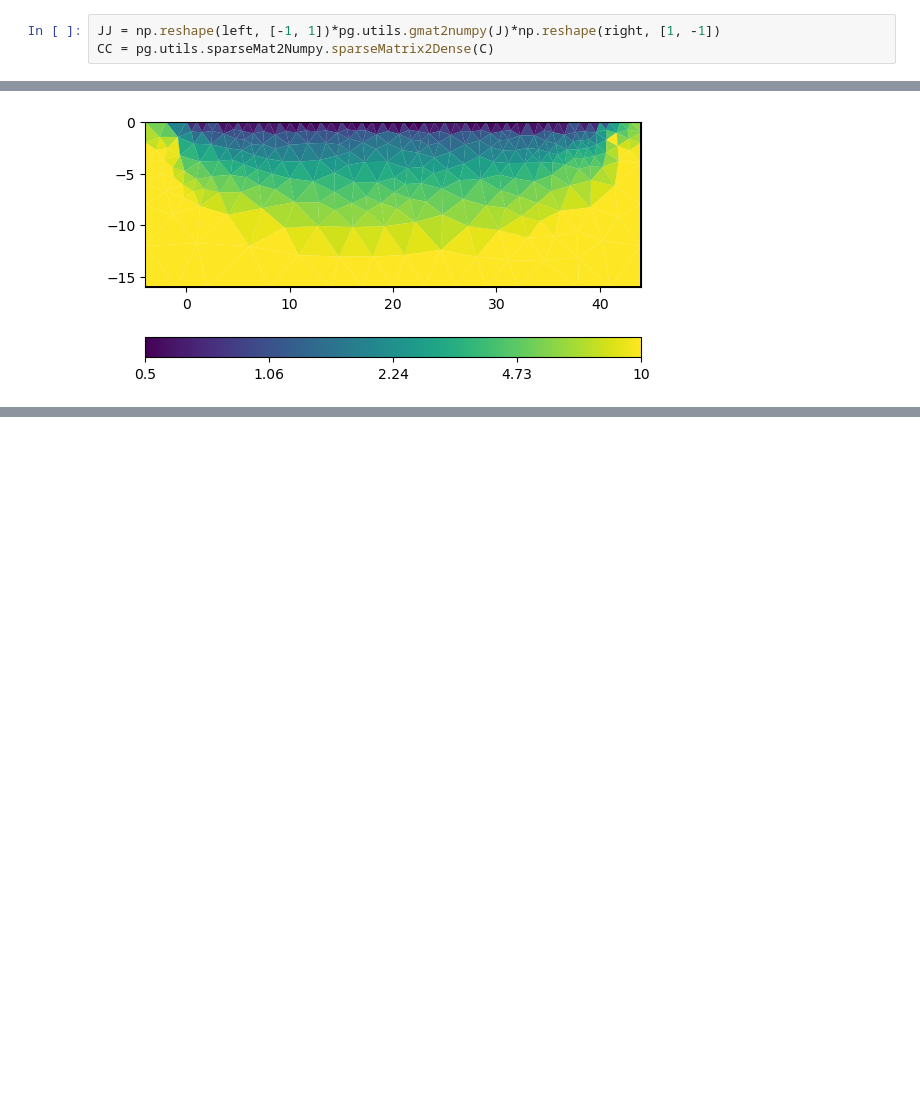
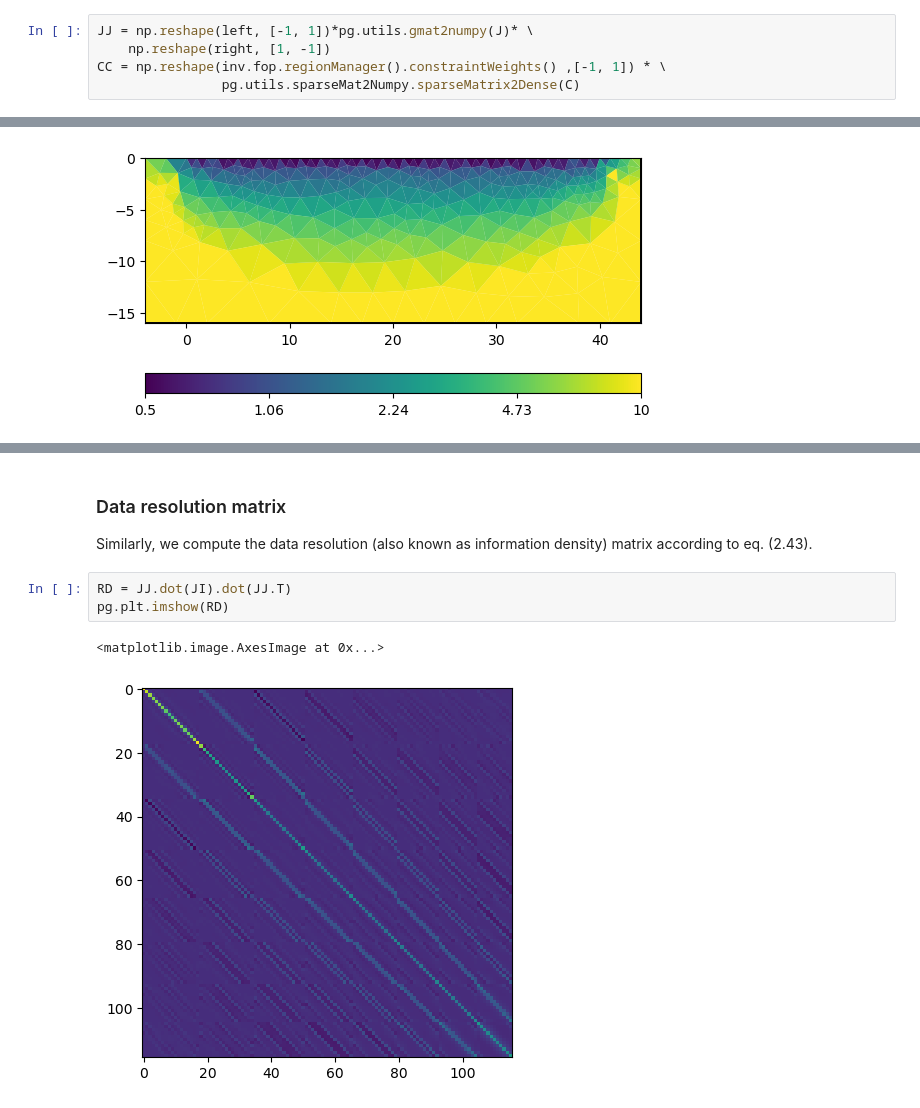
Before and after one commit to gimli-org/notebooks, a Jupyter notebook: inversion/resolution.ipynb, the cells around one changed output, grey strips where cells are left out. Cells and saved outputs as stored; diff of their text form; blank space fills up the shorter version.

```diff
--- a/inversion/resolution.ipynb
+++ b/inversion/resolution.ipynb
@@ -119,8 +115,10 @@ ax.plot(mesh.cell(nr).center().x(), mesh.cell(nr).center().y(), "x");
 As the problem is small, we can compute the whole matrix.
 We convert them to numpy.array and do the same scaling.
 # %%
-JJ = np.reshape(left, [-1, 1])*pg.utils.gmat2numpy(J)*np.reshape(right, [1, -1])
-CC = pg.utils.sparseMat2Numpy.sparseMatrix2Dense(C)
+JJ = np.reshape(left, [-1, 1])*pg.utils.gmat2numpy(J)* \
+    np.reshape(right, [1, -1])
+CC = np.reshape(inv.fop.regionManager().constraintWeights() ,[-1, 1]) * \
+                pg.utils.sparseMat2Numpy.sparseMatrix2Dense(C)
 # %% [markdown]
 Now we compute the formal resolution matrix (2.42).
 # %%
@@ -138,0 +145,9 @@ pg.show(mesh, resolutionRadVec, cMin=0.5, cMax=10, logScale=True)
+# %% [markdown]
+### Data resolution matrix
+Similarly, we compute the data resolution (also known as information density) matrix according to eq. (2.43).
+# %%
+RD = JJ.dot(JI).dot(JJ.T)
+pg.plt.imshow(RD)
+# %% [output]
+<matplotlib.image.AxesImage at 0x...>
+[figure, added]
```
Also changed, not shown: parts of 9 cells of this notebook.
